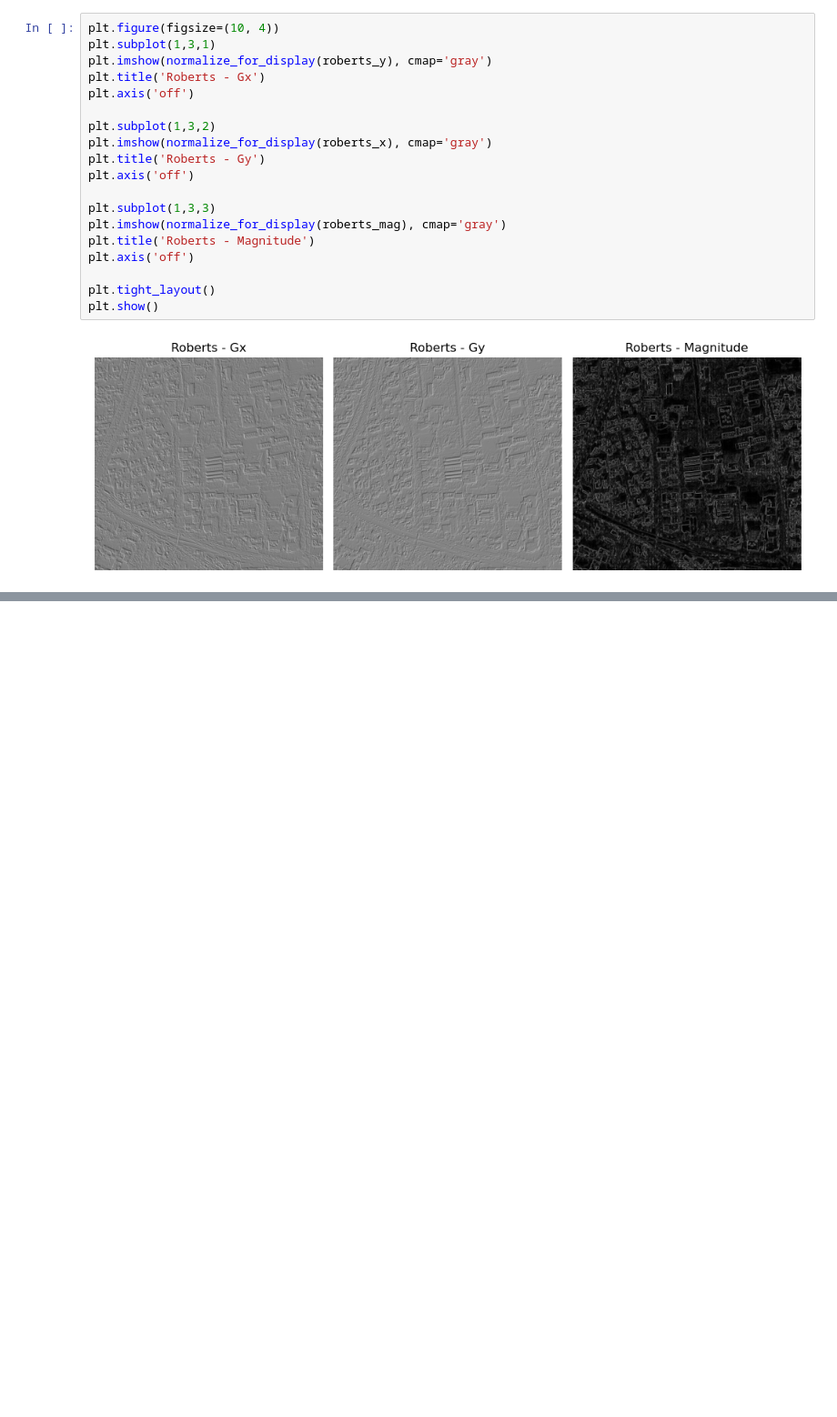
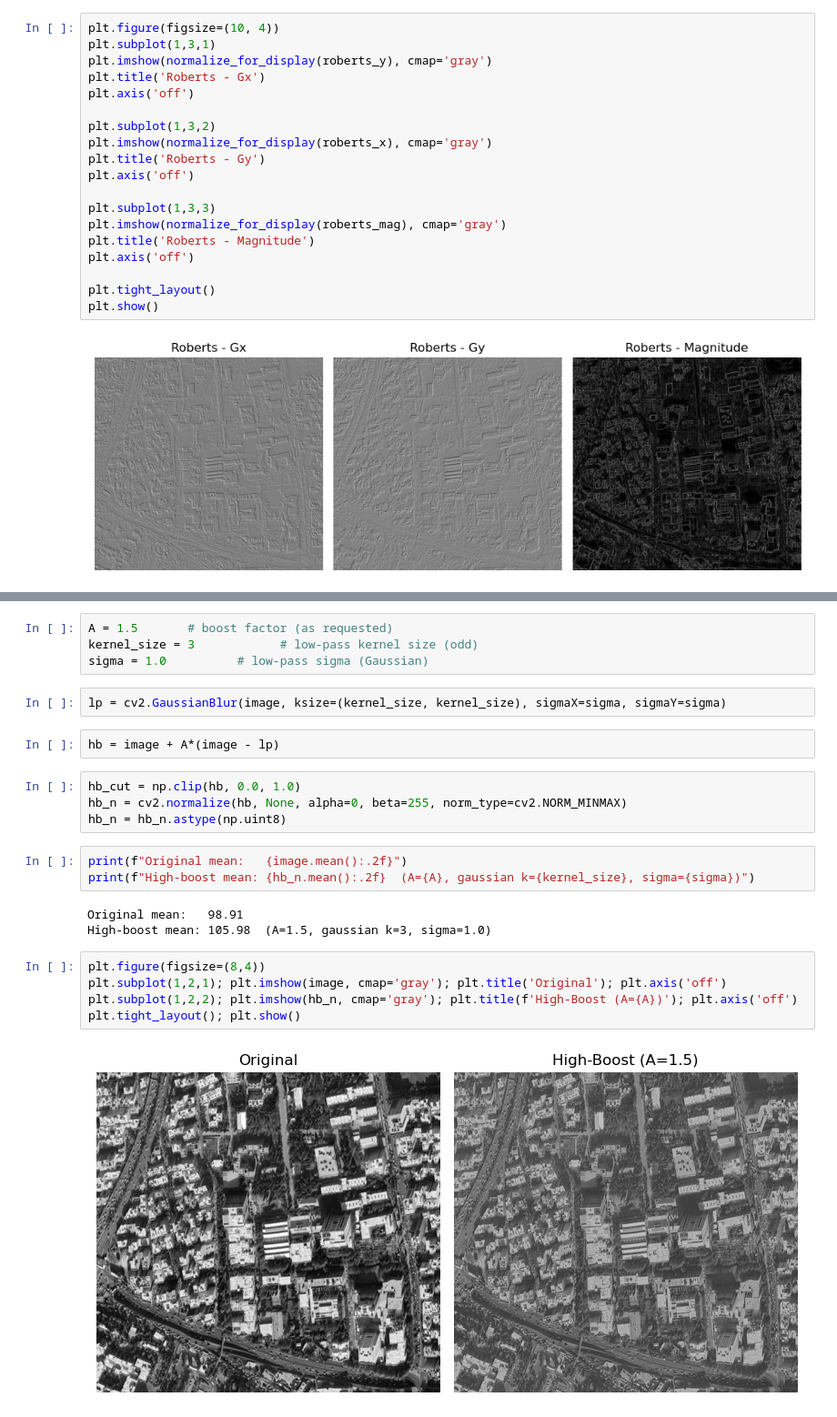
Before and after one commit to mjmousavi97/Image-processing-TehranUni-2025, a Jupyter notebook: DIP-HW2/src/Q8.ipynb, the cells around one changed output, grey strips where cells are left out. Shown at 91% size. Cells and saved outputs as stored; diff of their text form; blank space fills up the shorter version.

```diff
--- a/DIP-HW2/src/Q8.ipynb
+++ b/DIP-HW2/src/Q8.ipynb
@@ -241,0 +293,25 @@ plt.show()
+# %%
+A = 1.5       # boost factor (as requested)
+kernel_size = 3            # low-pass kernel size (odd)
+sigma = 1.0          # low-pass sigma (Gaussian)
+# %%
+lp = cv2.GaussianBlur(image, ksize=(kernel_size, kernel_size), sigmaX=sigma, sigmaY=sigma)
+# %%
+hb = image + A*(image - lp)
+# %%
+hb_cut = np.clip(hb, 0.0, 1.0)
+hb_n = cv2.normalize(hb, None, alpha=0, beta=255, norm_type=cv2.NORM_MINMAX)
+hb_n = hb_n.astype(np.uint8)
+# %%
+print(f"Original mean:   {image.mean():.2f}")
+print(f"High-boost mean: {hb_n.mean():.2f}  (A={A}, gaussian k={kernel_size}, sigma={sigma})")
+# %% [output]
+Original mean:   98.91
+High-boost mean: 105.98  (A=1.5, gaussian k=3, sigma=1.0)
+# %%
+plt.figure(figsize=(8,4))
+plt.subplot(1,2,1); plt.imshow(image, cmap='gray'); plt.title('Original'); plt.axis('off')
+plt.subplot(1,2,2); plt.imshow(hb_n, cmap='gray'); plt.title(f'High-Boost (A={A})'); plt.axis('off')
+plt.tight_layout(); plt.show()
+# %% [output]
+[figure, added]
```
Also changed, not shown: parts of 2 cells of this notebook.
